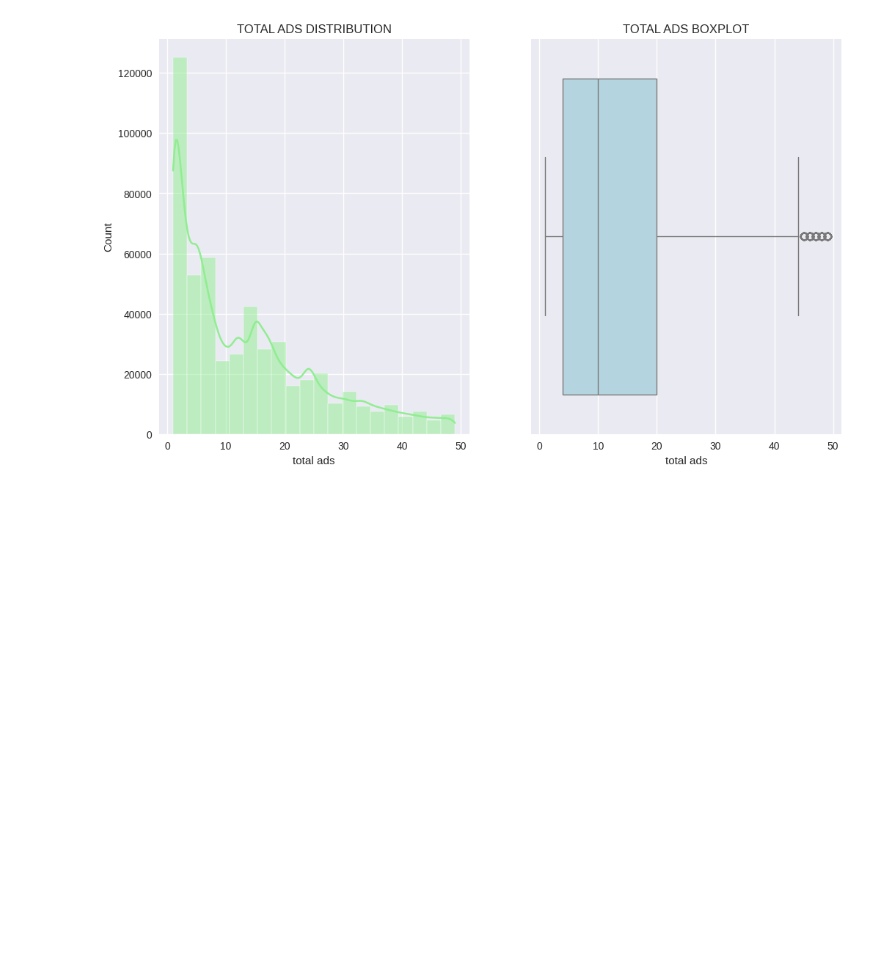
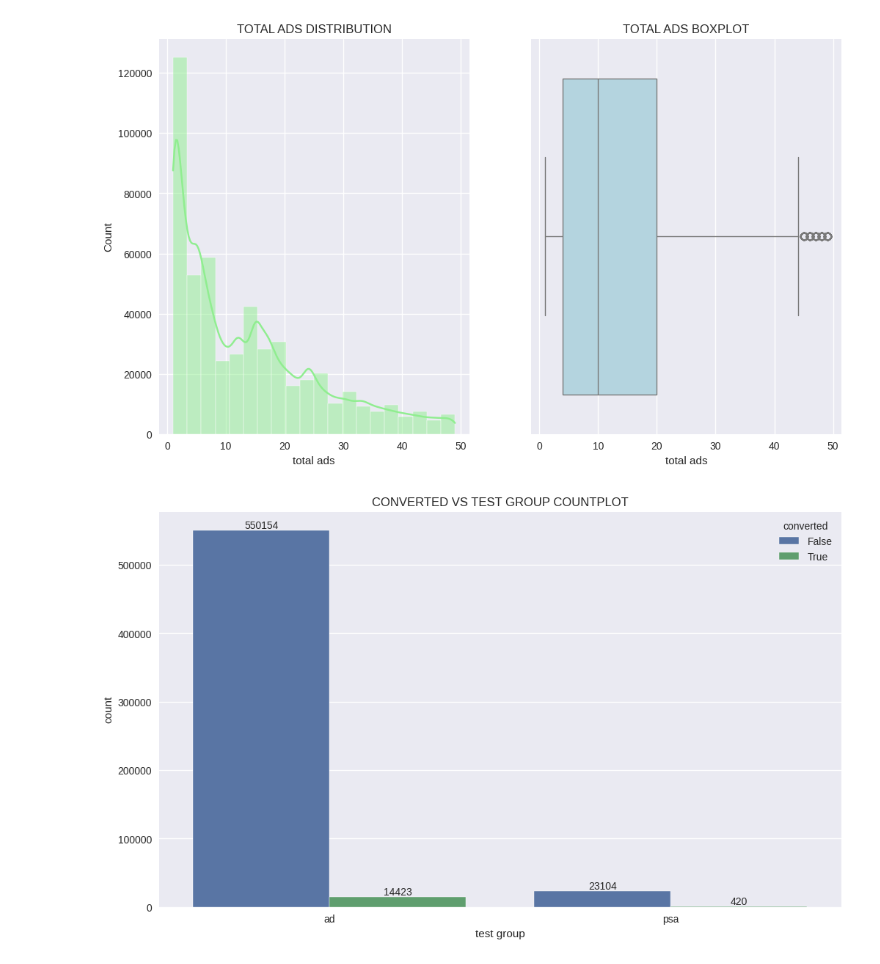
Before and after one commit to Jaywestty/AB-Testing-Method, a Jupyter notebook: A_B_Testing.ipynb, the cells around one changed output. Cells and saved outputs as stored; diff of their text form; code cells hidden in the pictures; blank space fills up the shorter version.

```diff
--- a/A_B_Testing.ipynb
+++ b/A_B_Testing.ipynb
@@ -127,3 +134,12 @@ plt.title('TOTAL ADS BOXPLOT')
 plt.show()
 # %% [output]
 [figure]
+# %%
+ #Visualize the converted by test group
+plot = sns.countplot(data=df, x=df['test group'],hue=df['converted'])
+for bars in plot.containers:
+  plot.bar_label(bars)
+plt.title('CONVERTED VS TEST GROUP COUNTPLOT')
+plt.show()
+# %% [output]
+[figure, added]
```
Also changed, not shown: parts of 4 cells of this notebook.
